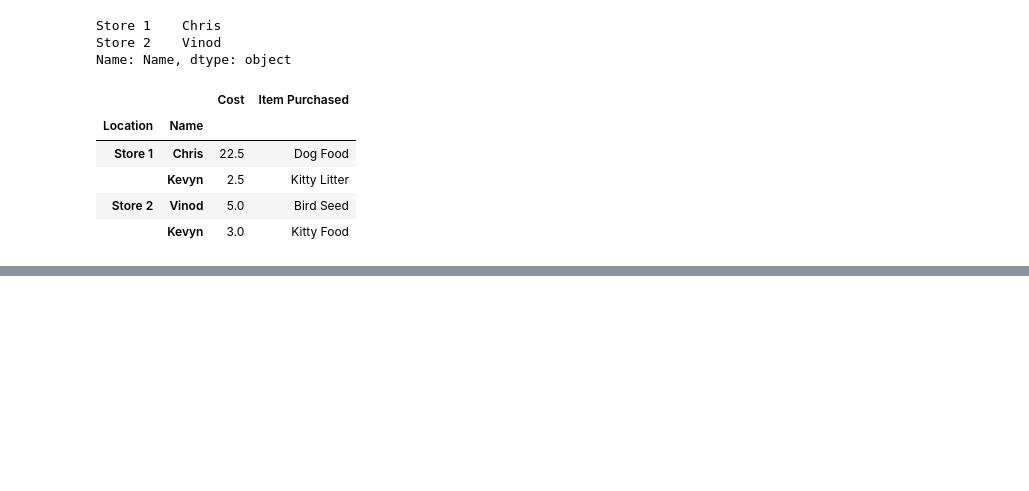
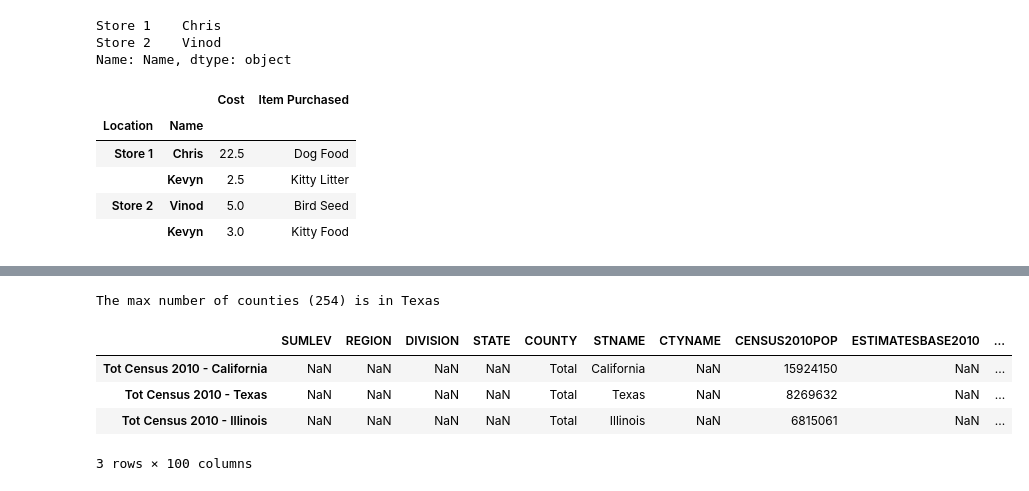
Before and after one commit to machine-learning-helpers/induction-python, a Jupyter notebook: courses/coursera/data-science-with-python/course-1-python-intro/Week 2.ipynb, the cells around one changed output, grey strips where cells are left out. Cells and saved outputs as stored; diff of their text form; code cells hidden in the pictures; blank space fills up the shorter version.

```diff
--- a/courses/coursera/data-science-with-python/course-1-python-intro/Week 2.ipynb
+++ b/courses/coursera/data-science-with-python/course-1-python-intro/Week 2.ipynb
@@ -827,0 +910,29 @@ df.head()
+# %%
+state_list = df[df['SUMLEV'] == 50]['STNAME'].unique()
+max_county_nb = 0
+max_county_state = ''
+for state in state_list:
+    county_list = df[(df['SUMLEV'] == 50) & (df['STNAME'] == state)]['COUNTY'].unique()
+    nb_counties = len(county_list)
+    if nb_counties > max_county_nb:
+        max_county_nb = nb_counties
+        max_county_state = state
+    #print ('State: {}; Nb of counties: {}'.format(state, str(nb_counties)))
+print('The max number of counties ({}) is in {}'.format(str(max_county_nb), max_county_state))
+# %% [output]
+The max number of counties (254) is in Texas
+# %%
+state_list = df[df['SUMLEV'] == 50]['STNAME'].unique()
+for state in state_list:
+    sorted_census_df = df[(df['SUMLEV'] == 50) & (df['STNAME'] == state)].nlargest(3, 'CENSUS2010POP')[['STNAME', 'COUNTY', 'CENSUS2010POP']]
+    state_total_census = sorted_census_df['CENSUS2010POP'].sum()
+    state_total_row = pd.Series ([state, 'Total', state_total_census], index = ['STNAME', 'COUNTY', 'CENSUS2010POP'])
+    df.loc['Tot Census 2010 - ' + state] = state_total_row
+
+df[df['COUNTY'] == 'Total'].nlargest(3, 'CENSUS2010POP')
+# %% [output]
+|  | SUMLEV | REGION | DIVISION | STATE | COUNTY | STNAME | CTYNAME | CENSUS2010POP | ESTIMATESBASE2010 | ... |
+| Tot Census 2010 - California | NaN | NaN | NaN | NaN | Total | California | NaN | 15924150 | NaN | ... |
+| Tot Census 2010 - Texas | NaN | NaN | NaN | NaN | Total | Texas | NaN | 8269632 | NaN | ... |
+| Tot Census 2010 - Illinois | NaN | NaN | NaN | NaN | Total | Illinois | NaN | 6815061 | NaN | ... |
+3 rows × 100 columns
```
Also changed, not shown: parts of 15 cells of this notebook.
